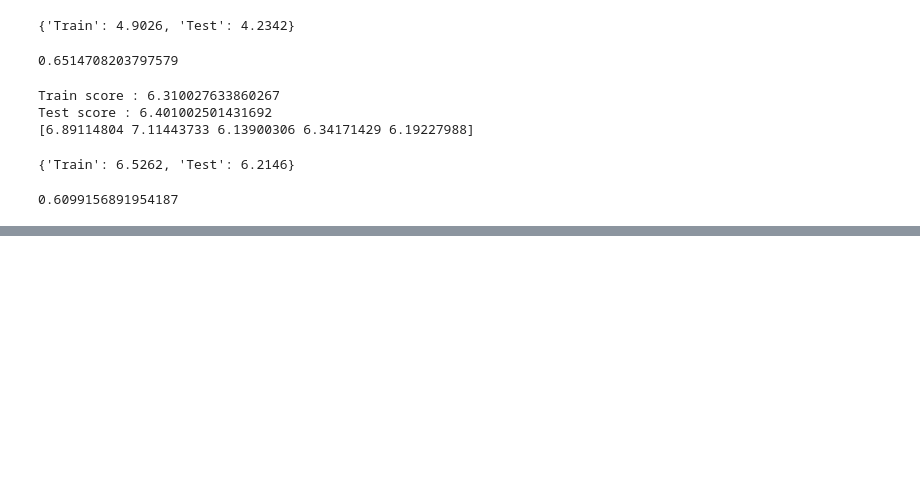
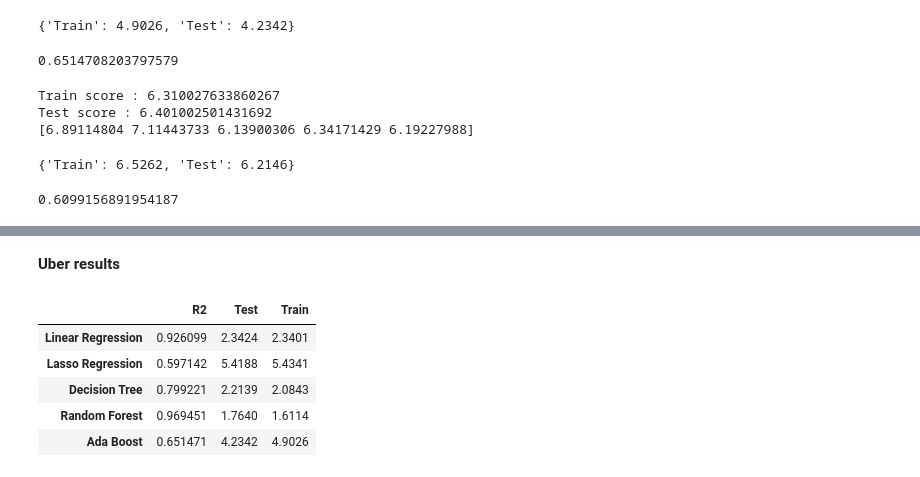
Before and after one commit to hc93/Uber-Lyft-Price-Prediction-With-Surge-Price, a Jupyter notebook: Final project.ipynb, the cells around one changed output, grey strips where cells are left out. Drawn from its saved outputs; the diff is of its cells as text; code cells hidden in the pictures; blank space fills up the shorter version.

```diff
--- a/Final project.ipynb
+++ b/Final project.ipynb
@@ -1651,0 +1681,15 @@ abr_reg_lyft['R2']
+# %% [markdown]
+**Uber results**
+# %%
+final_results = pd.DataFrame([l_reg_uber, la_reg_uber, dt_reg_uber,
+                              rf_reg_uber, abr_reg_uber],
+                            index=['Linear Regression', 'Lasso Regression',
+                                  'Decision Tree', 'Random Forest', 'Ada Boost'])
+final_results
+# %% [output]
+|  | R2 | Test | Train |
+| Linear Regression | 0.926099 | 2.3424 | 2.3401 |
+| Lasso Regression | 0.597142 | 5.4188 | 5.4341 |
+| Decision Tree | 0.799221 | 2.2139 | 2.0843 |
+| Random Forest | 0.969451 | 1.7640 | 1.6114 |
+| Ada Boost | 0.651471 | 4.2342 | 4.9026 |
```
Also changed, not shown: parts of 4 cells of this notebook.
